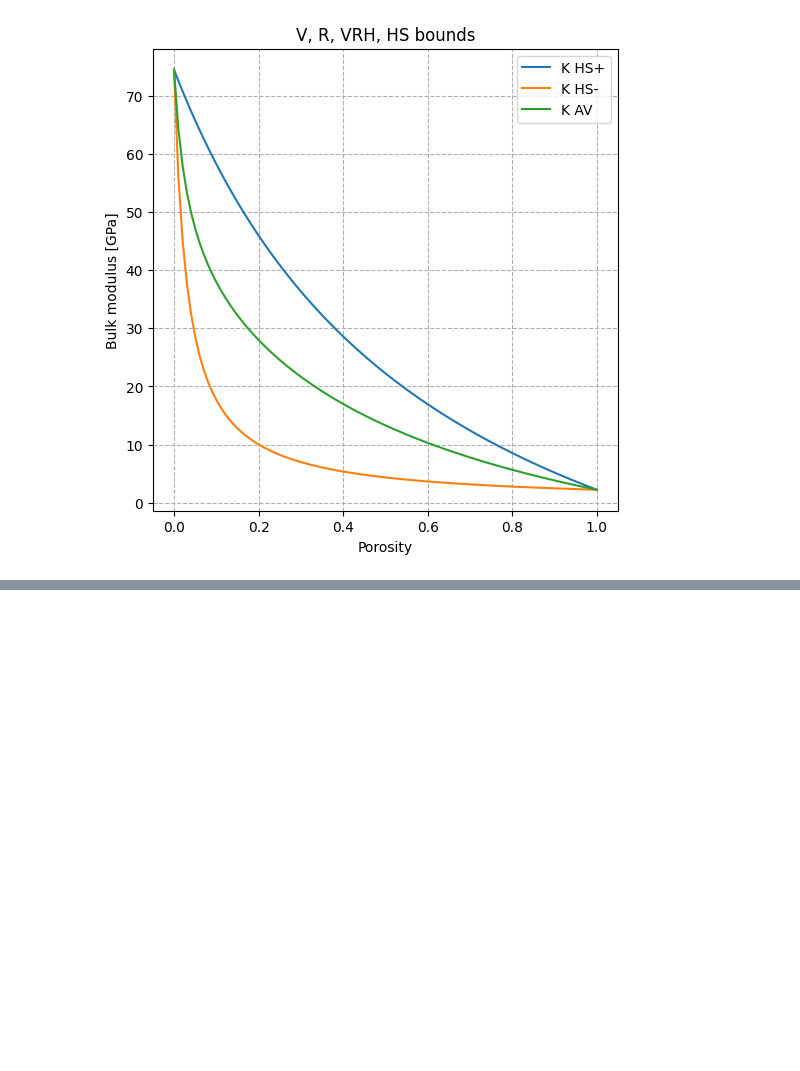
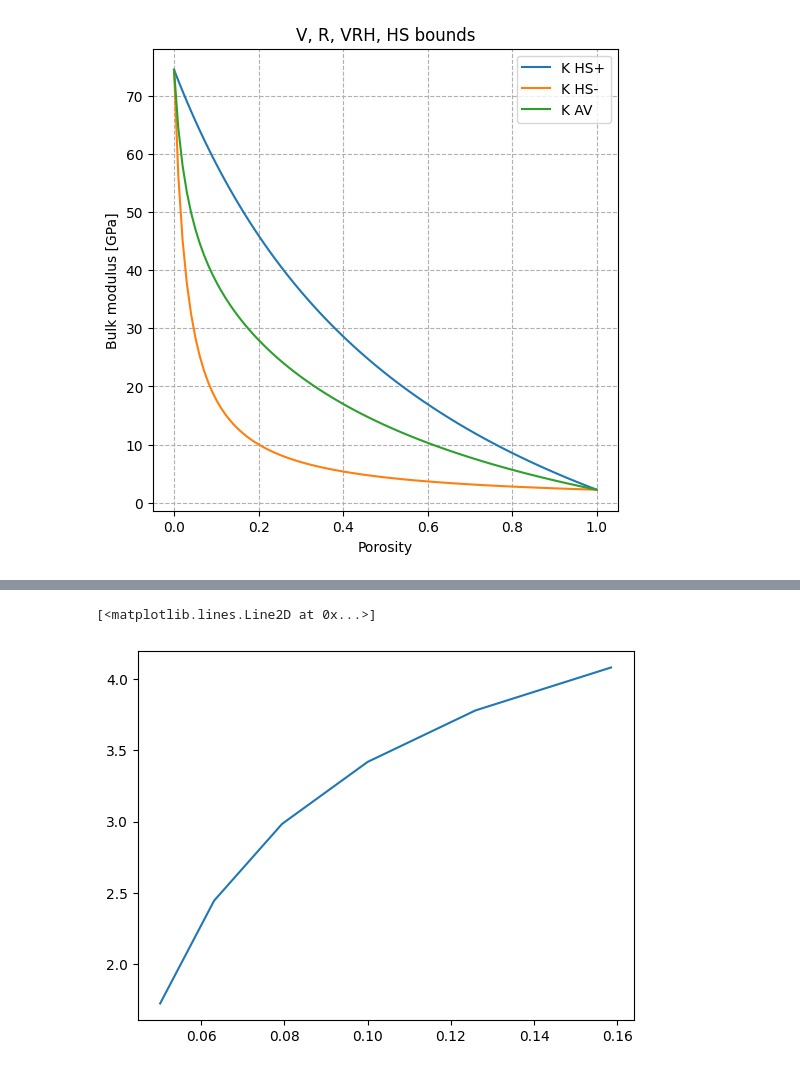
Before and after one commit to MariiaKalinina/Elasticity, a Jupyter notebook: Berryman_SC.ipynb, the cells around one changed output, grey strips where cells are left out. Cells and saved outputs as stored; diff of their text form; code cells hidden in the pictures; blank space fills up the shorter version.

```diff
--- a/Berryman_SC.ipynb
+++ b/Berryman_SC.ipynb
@@ -432,0 +592,5 @@ plt.grid(ls='--')
+# %%
+plt.plot(AR_loop, Vp_air[::3])
+# %% [output]
+[<matplotlib.lines.Line2D at 0x...>]
+[figure, added]
```
Also changed, not shown: parts of 11 cells of this notebook.
